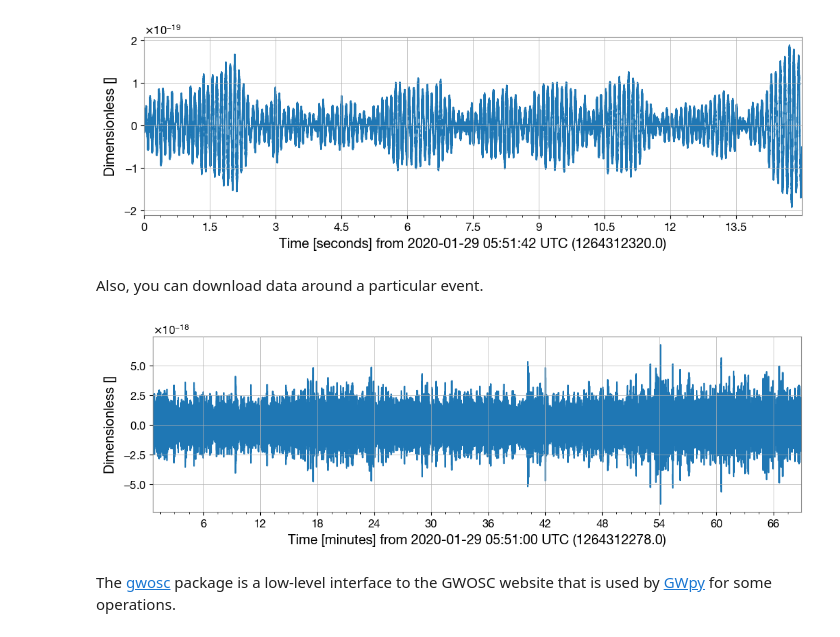
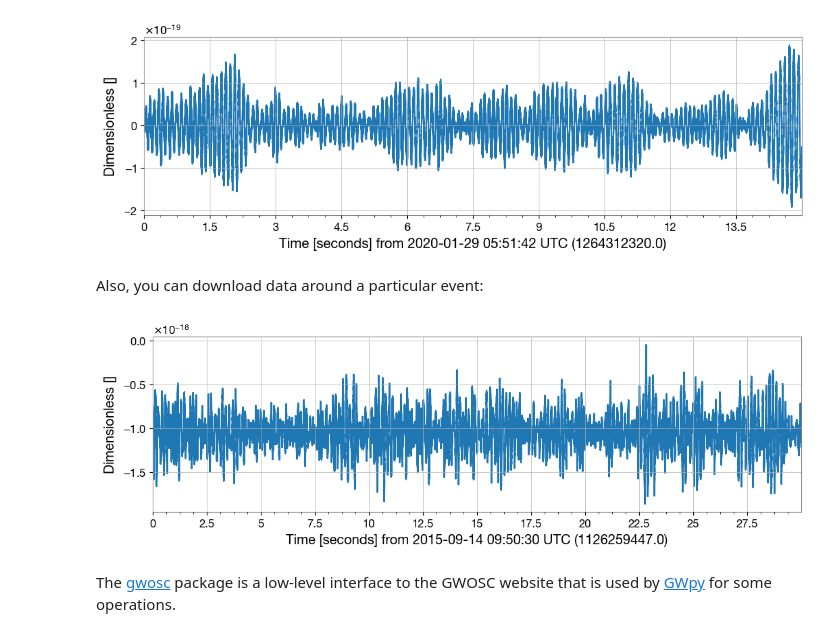
Before and after one commit to gwosc-tutorial/introduction_gwosc_data, a Jupyter notebook: 05 - GWpy Examples.ipynb, the cells around one changed output. Cells and saved outputs as stored; diff of their text form; code cells hidden in the pictures.

Commit message:
Rework tutorial 05
As Agata suggested, it is now based on the downloaded file.
Also corrects some errors.

```diff
--- a/05 - GWpy Examples.ipynb
+++ b/05 - GWpy Examples.ipynb
@@ -66,18 +73,18 @@ figure_data_15s = data_15s.plot()
 # %% [output]
 [figure]
 # %% [markdown]
-Also, you can download data around a particular event.
+Also, you can download data around a particular event:
 # %%
 from gwosc.datasets import event_gps
 
 event_gps   = event_gps("GW150914")
 event_start = int(event_gps) - 15
 event_end   = int(event_gps) + 15
 
-event_data = TimeSeries.fetch_open_data('L1', start, end)
+event_data = TimeSeries.fetch_open_data('L1', event_start, event_end)
 event_figure = event_data.plot()
 # %% [output]
-[figure, old version]
+[figure, new version]
 # %% [markdown]
 The [gwosc](https://gwosc.readthedocs.io/en/stable/) package is a low-level interface to the GWOSC website that is used by [GWpy](https://gwpy.github.io/) for some operations.
 # %% [markdown]
```
Also changed, not shown: parts of 23 cells of this notebook.
